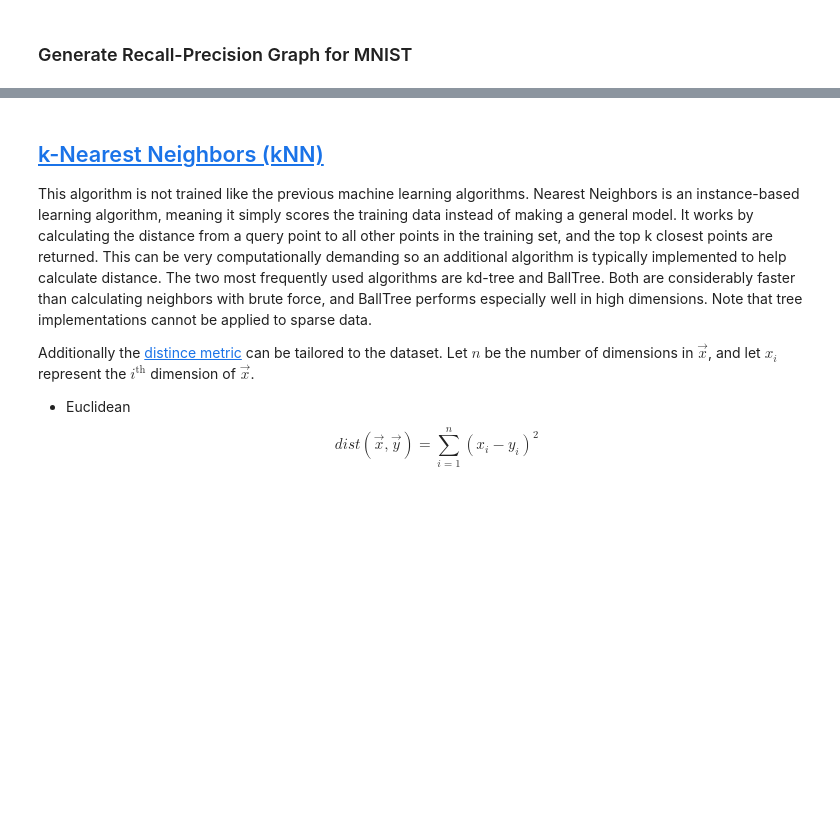
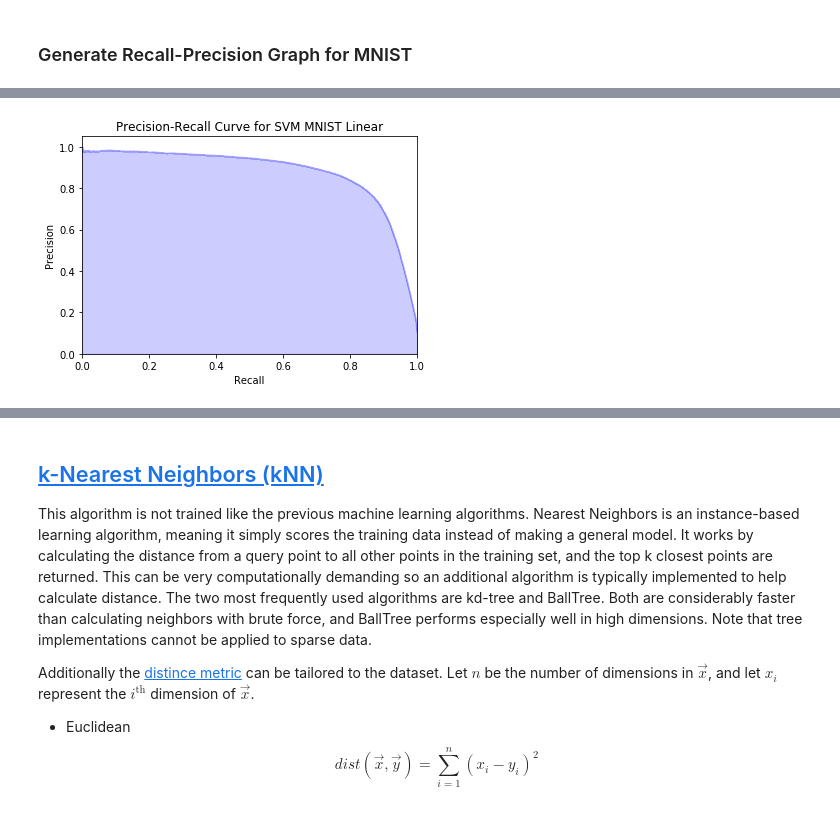
Before and after one commit to ZacCat/Machine-Learning-Notebooks, a Jupyter notebook: classification.ipynb, the cells around one changed output, grey strips where cells are left out. Cells and saved outputs as stored; diff of their text form; code cells hidden in the pictures; blank space fills up the shorter version.

```diff
--- a/classification.ipynb
+++ b/classification.ipynb
@@ -907,0 +768,5 @@ Wall time: 2h 1min 52s
+# %%
+from sklearn.svm import LinearSVC
+
+clf_SVM_mnist_linear = LinearSVC()
+%time clf_SVM_mnist_linear.fit(mnist_train.data, mnist_train.target)
@@ -958,4 +812,4 @@ save_var_list(['confidence_SVM_mnist', 'metrics_SVM_mnist'])
 # %%
-%%time
-confidence_SVM_mnist = clf_SVM_mnist.decision_function(mnist_test.data)
+%time confidence_SVM_mnist_linear = clf_SVM_mnist_linear.decision_function(mnist_test.data)
+metrics_SVM_mnist_linear = graph_precision_recall(mnist_test.target, confidence_SVM_mnist_linear, 'SVM MNIST Linear' )
 # %% [output]
@@ -963,0 +818 @@ Wall time: 11min 38s
+[figure, added]
```
Also changed, not shown: parts of 86 cells of this notebook, 2 other files.
